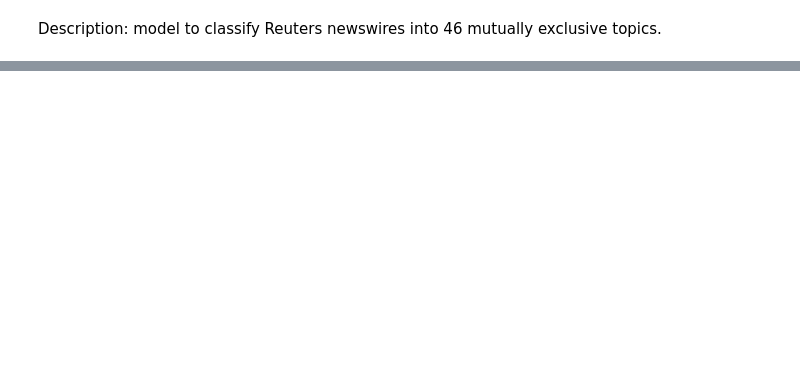
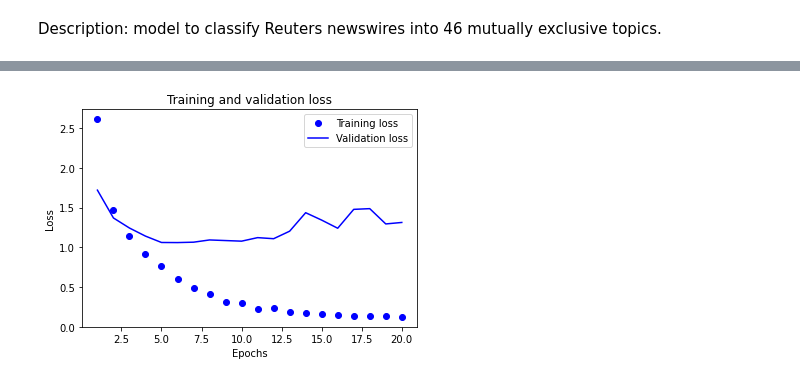
Before and after one commit to joaosds/AI-Studies, a Jupyter notebook: Chollet_exercises.ipynb, the cells around one changed output, grey strips where cells are left out. Cells and saved outputs as stored; diff of their text form; code cells hidden in the pictures; blank space fills up the shorter version.

```diff
--- a/Chollet_exercises.ipynb
+++ b/Chollet_exercises.ipynb
@@ -283,2 +283,89 @@ Answers:
 # %% [markdown]
 Description: model to classify Reuters newswires into 46 mutually exclusive topics.
+# %%
+from tensorflow.keras.datasets import reuters
+from tensorflow.keras.utils import to_categorical
+from tensorflow.keras import layers
+from tensorflow import keras
+import matplotlib.pyplot as plt
+import numpy as np
+
+(train_data, train_labels), (test_data,test_labels) = reuters.load_data(
+    num_words=10000)
+
+# Vectorize the data
+def vectorize_sequences(sequences,dimension=10000):
+  results = np.zeros((len(sequences),dimension))
+  for i, sequence in enumerate(sequences):
+    for j in sequence:
+      results[i, j] = 1.
+  return results
+
+x_train = vectorize_sequences(train_data)
+x_test = vectorize_sequences(test_data)
+
+#Vectorize labels
+
+#1st way
+#def to_one_hot(labels,dimension=46):
+#  results = np.zeros((len(labels),dimension))
+#  for i,labels in enumerate(labels):
+#    results[i, labels] = 1.
+#  return results
+#y_train = to_one_hot(train_labels)
+#y_test = to_one_hot(test_labels)
+
+#2nd way
+y_train = to_categorical(train_labels)
+y_test = to_categorical(test_labels)
+
+#3rd way: as an integer tensor
+#y_train = np.array(train_labels)
+#y_test = np.array(test_labels)
+#in this case we should use sparse_categorical_crossentropy
+
+model = keras.Sequential([
+  layers.Dense(64, activation = "relu"),
+  layers.Dense(64, activation = "relu"),
+  layers.Dense(46, activation = "softmax")
+])
+
+model.compile(optimizer = "rmsprop",
+              loss = "categorical_crossentropy",
+              metrics=["accuracy"])
+
+#Validation set
+x_val = x_train[:1000]
+partial_x_train = x_train[1000:]
+y_val = y_train[:1000]
+partial_y_train = y_train[1000:]
+
+#Training
+history = model.fit(partial_x_train,
+partial_y_train,
+epochs=20,
+batch_size=512,
+validation_data=(x_val, y_val))
+
+loss = history.history["loss"]
+val_loss = history.history["val_loss"]
+epochs = range(1, len(loss) + 1)
+plt.plot(epochs, loss, "bo", label="Training loss")
+plt.plot(epochs, val_loss, "b", label="Validation loss")
+plt.title("Training and validation loss")
+plt.xlabel("Epochs")
+plt.ylabel("Loss")
+plt.legend()
+plt.show()
+
+plt.clf()
+acc = history.history["accuracy"]
+val_acc = history.history["val_accuracy"]
+plt.plot(epochs, acc, "bo", label="Training accuracy")
+plt.plot(epochs, val_acc, "b", label="Validation accuracy")
+plt.title("Training and validation accuracy")
+plt.xlabel("Epochs")
+plt.ylabel("Accuracy")
+plt.legend()
+plt.show()
+# %% [output]
@@ -284,0 +389 @@ Description: model to classify Reuters newswires into 46 mutually exclusive topi
+[figure, added]
```
Also changed, not shown: parts of 22 cells of this notebook.
